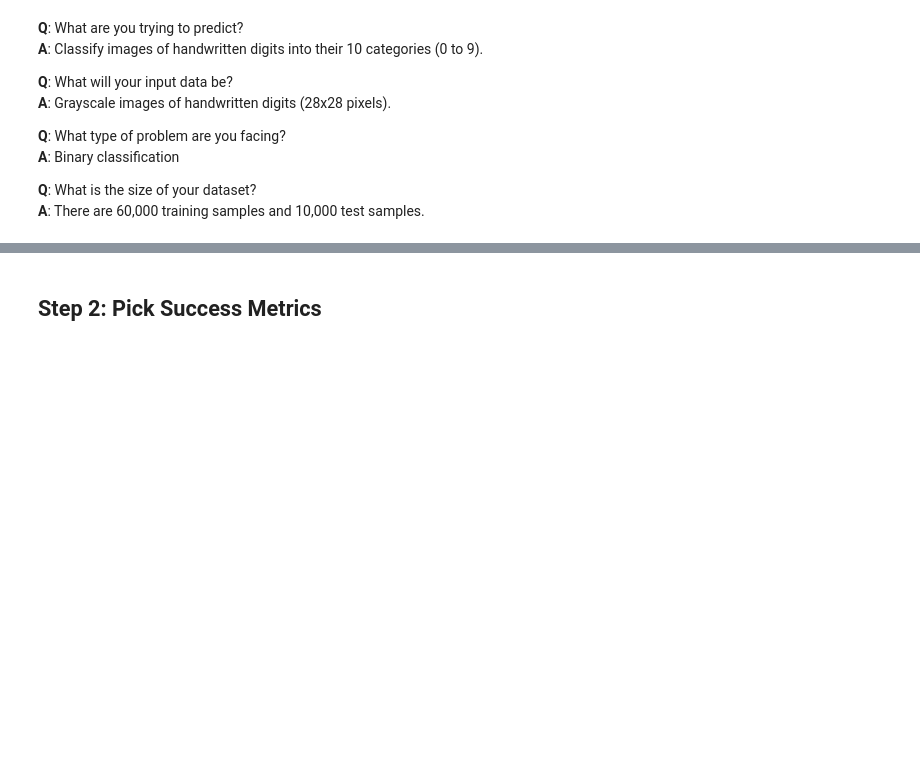
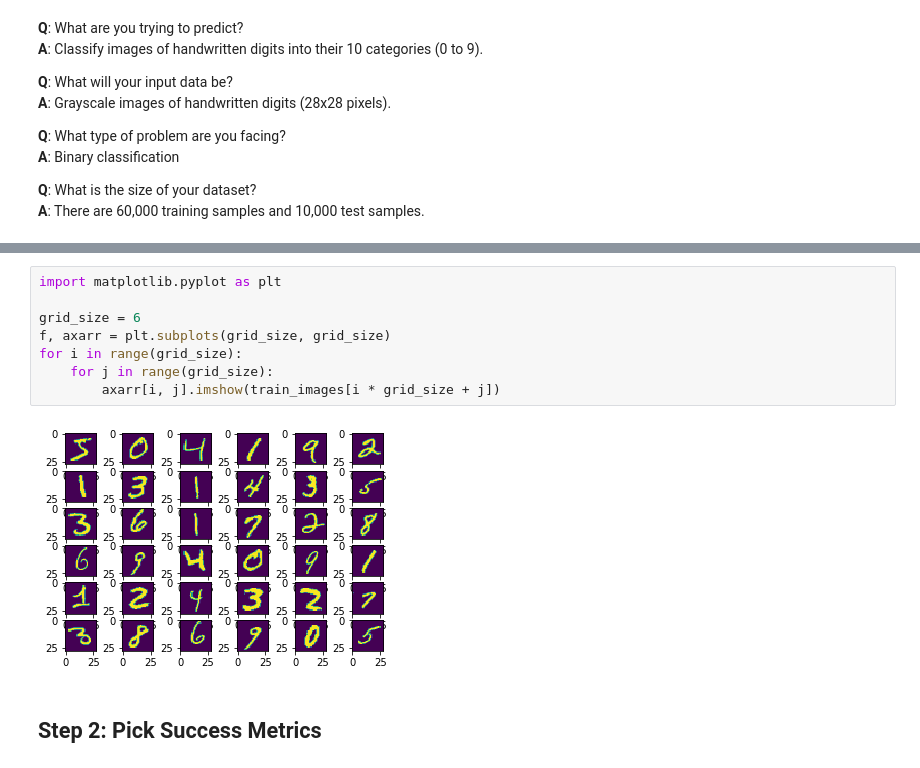
Before and after one commit to aakashns/deep-learning-workbook, a Jupyter notebook: examples/00_mnist_basic.ipynb, the cells around one changed output, grey strips where cells are left out. Drawn from its saved outputs; the diff is of its cells as text; blank space fills up the shorter version.

Commit message:
Add image previews

```diff
--- a/examples/00_mnist_basic.ipynb
+++ b/examples/00_mnist_basic.ipynb
@@ -25,3 +23,13 @@ Using TensorFlow backend.
+# %%
+import matplotlib.pyplot as plt
+
+grid_size = 6
+f, axarr = plt.subplots(grid_size, grid_size)
+for i in range(grid_size):
+    for j in range(grid_size):
+        axarr[i, j].imshow(train_images[i * grid_size + j])
+# %% [output]
+[figure, added]
 # %% [markdown]
 ## Step 2: Pick Success Metrics
 # %% [markdown]
```
Also changed, not shown: parts of 5 cells of this notebook.
